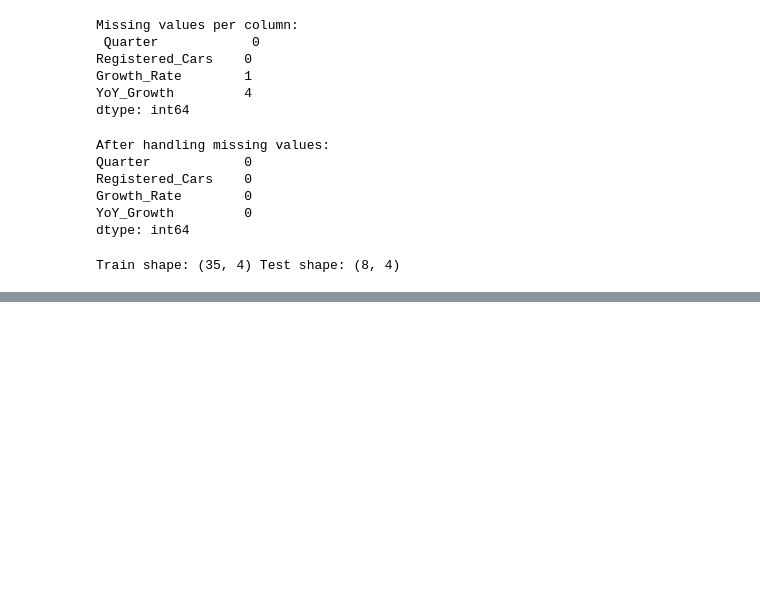
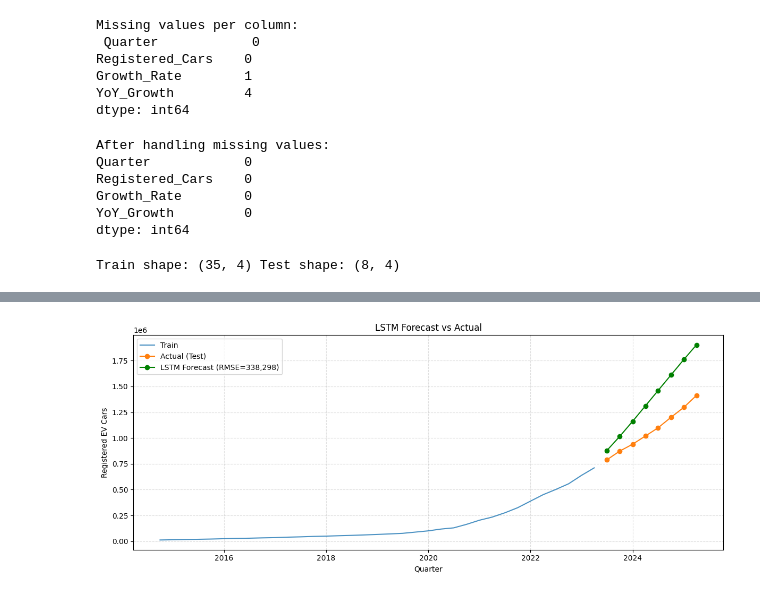
Before and after one commit to vinaykotadiya/ev-adoption-forecast, a Jupyter notebook: ZEV_Forcasting_Time_Series.ipynb, the cells around one changed output, grey strips where cells are left out. Saved outputs shown, nothing was run; the diff lists cells and outputs as text; code cells hidden in the pictures; blank space fills up the shorter version.

```diff
--- a/ZEV_Forcasting_Time_Series.ipynb
+++ b/ZEV_Forcasting_Time_Series.ipynb
@@ -333,0 +437,18 @@ display(prophet_df)
+# %%
+# simple LSTM model
+model = Sequential([
+    LSTM(64, activation='tanh', input_shape=(LOOK_BACK,1)),
+    Dense(1)
+])
+model.compile(optimizer='adam', loss='mse')
+# %%
+es = EarlyStopping(monitor='val_loss', patience=8, restore_best_weights=True, verbose=1)
+
+history = model.fit(
+    X_train, y_train,
+    epochs=EPOCHS,
+    batch_size=BATCH,
+    validation_split=0.12,
+    callbacks=[es],
+    verbose=1
+)
@@ -333,0 +473,28 @@ display(prophet_df)
+# %%
+# predict (scaled)
+y_pred_scaled = model.predict(X_test)
+
+# inverse scale to original numbers
+y_pred = scaler.inverse_transform(y_pred_scaled.reshape(-1,1)).flatten()
+y_true = scaler.inverse_transform(y_test.reshape(-1,1)).flatten()
+
+# create series aligned to test index
+lstm_pred_series = pd.Series(y_pred, index=test.index)
+
+# RMSE
+rmse_lstm = np.sqrt(mean_squared_error(test['Registered_Cars'], lstm_pred_series))
+print(f"LSTM RMSE: {rmse_lstm:,.2f}")
+
+# plot results
+plt.figure(figsize=(12,5))
+plt.plot(train.index, train['Registered_Cars'], label='Train', alpha=0.8)
+plt.plot(test.index, test['Registered_Cars'], 'o-', label='Actual (Test)', color='#ff7f0e')
+plt.plot(lstm_pred_series.index, lstm_pred_series, 'o-', label=f'LSTM Forecast (RMSE={rmse_lstm:,.0f})', color='green')
+plt.title('LSTM Forecast vs Actual')
+plt.xlabel('Quarter'); plt.ylabel('Registered EV Cars')
+plt.grid(True, linestyle='--', alpha=0.4)
+plt.legend(); plt.tight_layout(); plt.show()
+
+# save predictions
+lstm_pred_series.to_csv('lstm_forecast.csv', header=['LSTM_Pred'])
+# %% [output]
@@ -333,0 +503 @@ display(prophet_df)
+[figure, added]
```
Also changed, not shown: parts of 12 cells of this notebook.
